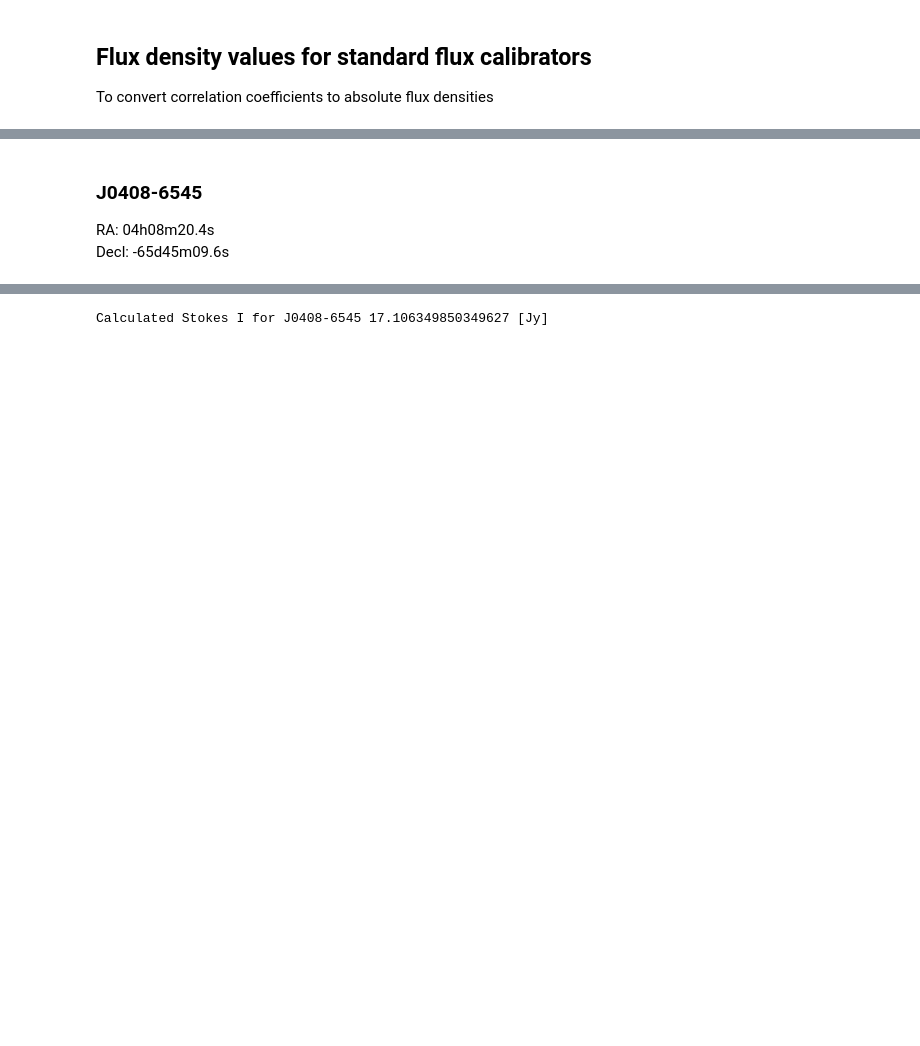
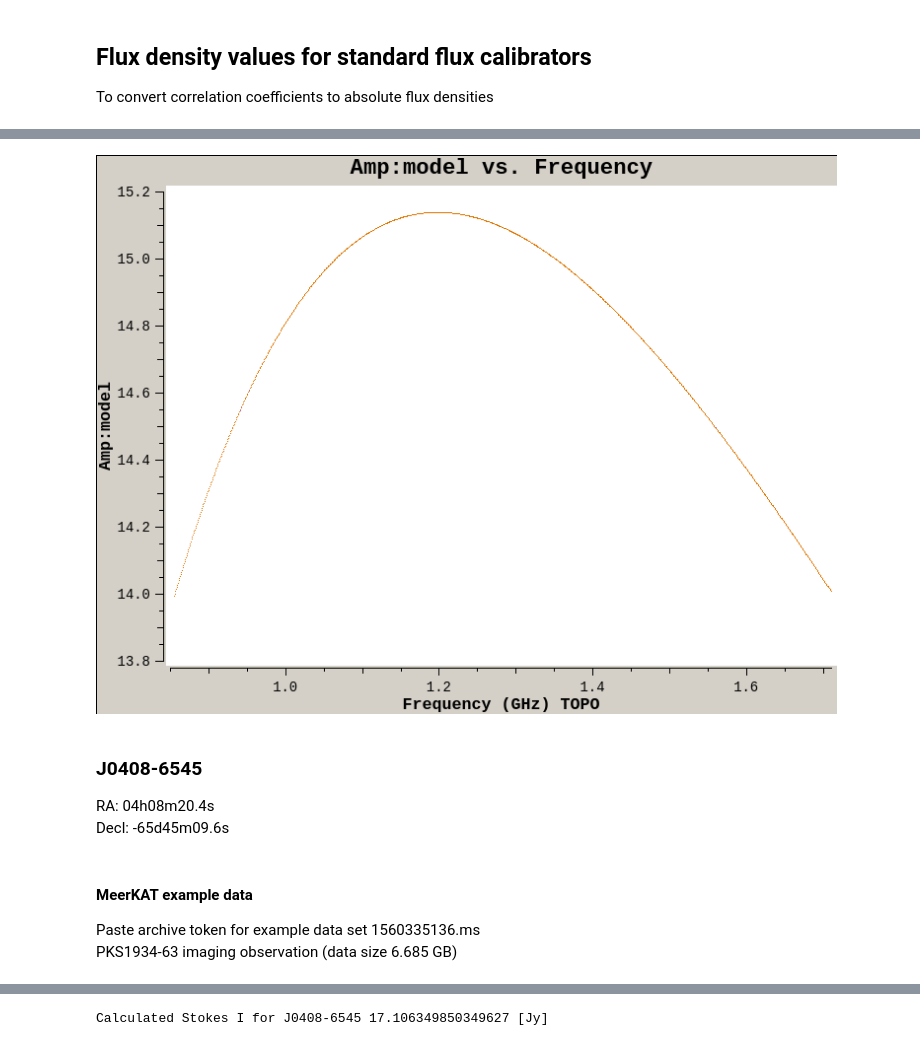
Before and after one commit to ska-sa/ARIWS-Cookbook, a Jupyter notebook: casa/Standard_flux_calibrators.ipynb, the cells around one changed output, grey strips where cells are left out. Drawn from its saved outputs; the diff is of its cells as text; code cells hidden in the pictures; blank space fills up the shorter version.

```diff
--- a/casa/Standard_flux_calibrators.ipynb
+++ b/casa/Standard_flux_calibrators.ipynb
@@ -8,0 +108,2 @@ import numpy as np
+# %%
+msfile = "scratch/kat/1548939342/1548939342_sdp_l0.ms"
@@ -9,4 +151,24 @@ import numpy as np
+# %%
+plotms(vis=msfile,
+       xaxis='freq',
+       yaxis='amp',
+       field='PKS1934-63',
+       correlation='XX,YY',
+       coloraxis='corr',
+       ydatacolumn='model',
+       plotrange=[0.850, 1.712, 0, 0],
+       showgui=False,
+       plotfile='J1939_passband.png',
+       overwrite=True,
+       )
+Image('J1939_passband.png', height=500)
+# %% [output]
+[figure, added]
 # %% [markdown]
 ### J0408-6545
 RA: 04h08m20.4s
 Decl: -65d45m09.6s
+# %% [markdown]
+#### MeerKAT example data
+Paste archive token for example data set 1560335136.ms
+PKS1934-63 imaging observation (data size 6.685 GB)
```
Also changed, not shown: parts of 32 cells of this notebook.
